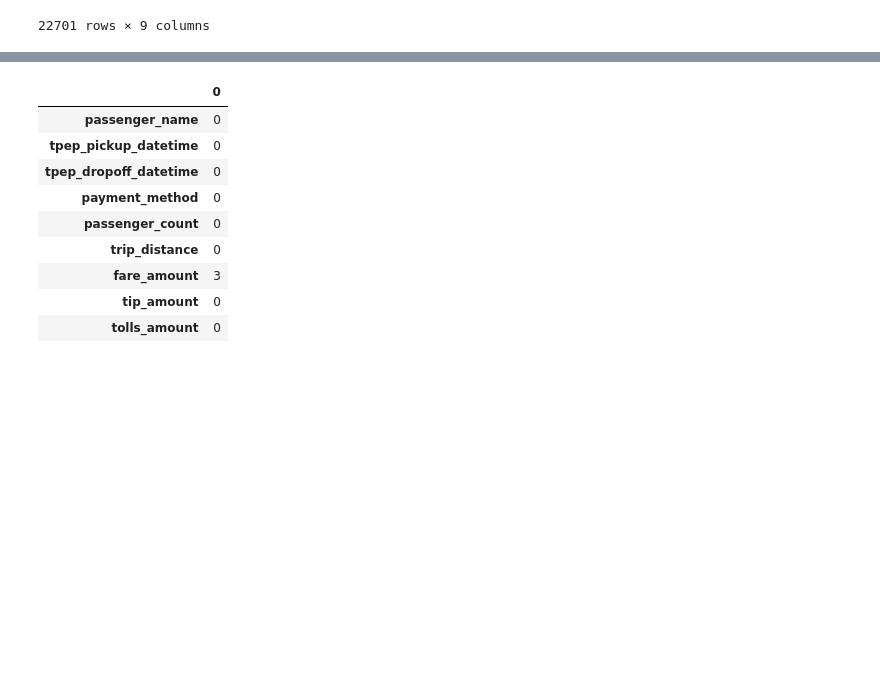
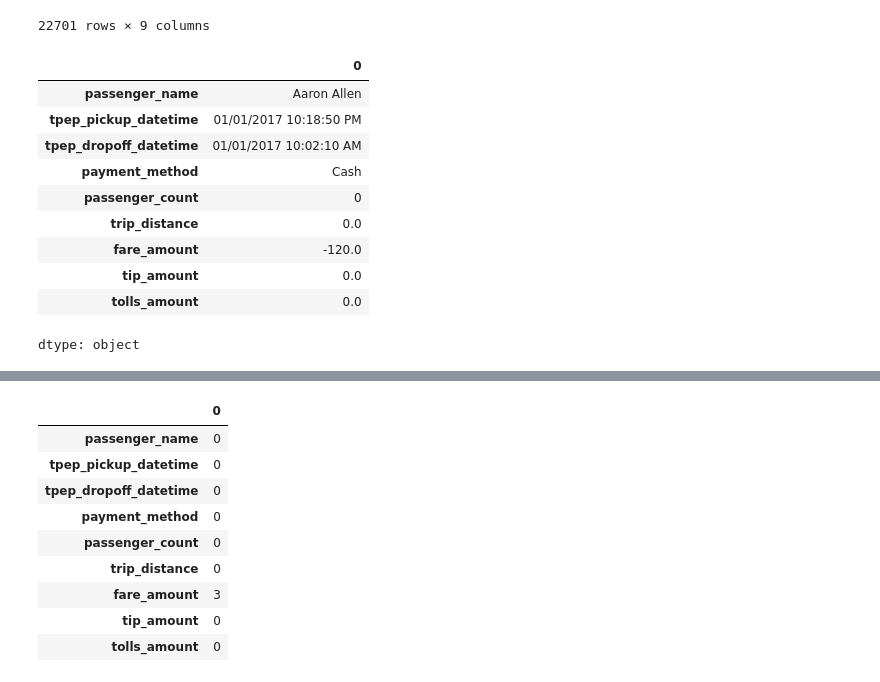
Before and after one commit to komh9575/first-repository, a Jupyter notebook: 택시요금.ipynb, the cells around one changed output, grey strips where cells are left out. Saved outputs shown, nothing was run; the diff lists cells and outputs as text; code cells hidden in the pictures; blank space fills up the shorter version.

```diff
--- a/택시요금.ipynb
+++ b/택시요금.ipynb
@@ -21,3 +21,17 @@ trip_csv
 | 22699 | Jonathan Copeland | 07/15/2017 12:56:30 PM | 07/15/2017 1:08:26 PM | Debit Card | 1 | ... |
 | 22700 | Benjamin Miller | 03/02/2017 1:02:49 PM | 03/02/2017 1:16:09 PM | Cash | 1 | ... |
 22701 rows × 9 columns
+# %%
+trip_csv.min() # 각 속성의 최대값과 최소값
+# %% [output]
+|  | 0 |
+| passenger_name | Aaron Allen |
+| tpep_pickup_datetime | 01/01/2017 10:18:50 PM |
+| tpep_dropoff_datetime | 01/01/2017 10:02:10 AM |
+| payment_method | Cash |
+| passenger_count | 0 |
+| trip_distance | 0.0 |
+| fare_amount | -120.0 |
+| tip_amount | 0.0 |
+| tolls_amount | 0.0 |
+dtype: object
```
Also changed, not shown: parts of 15 cells of this notebook.
